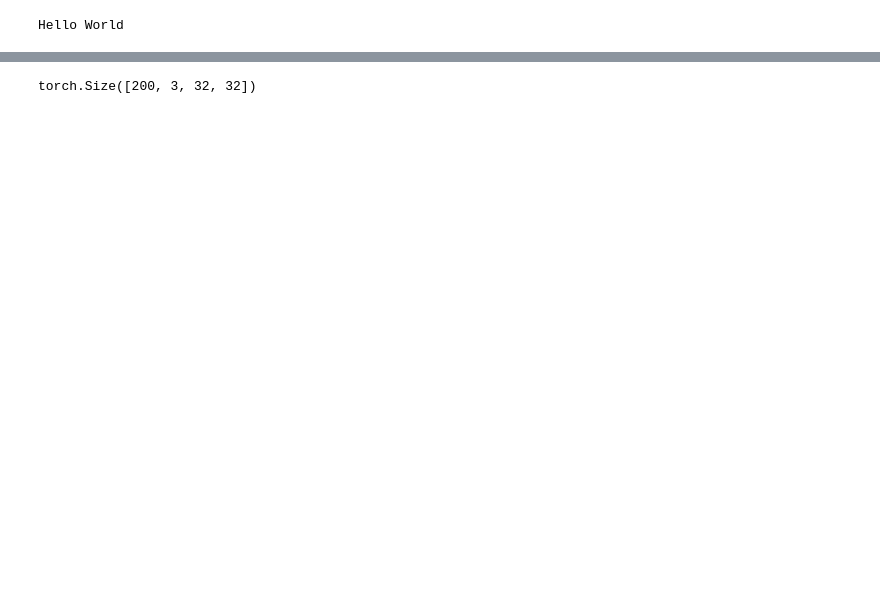
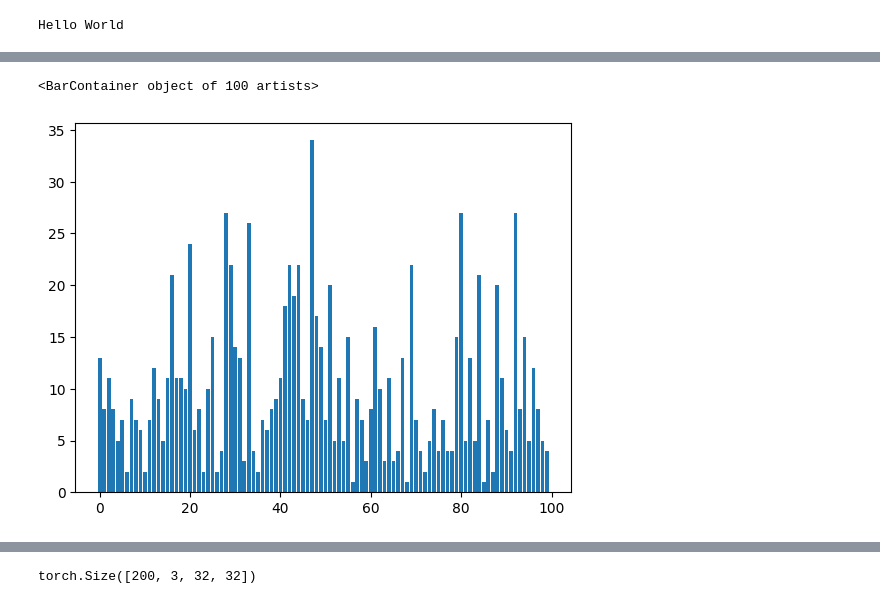
Before and after one commit to Saurabh2403-code/SFU_research_internship, a Jupyter notebook: examples/images/cifar10/ImageBaselineExperiment/mode_count.ipynb, the cells around one changed output, grey strips where cells are left out. Cells and saved outputs as stored; diff of their text form; code cells hidden in the pictures; blank space fills up the shorter version.

```diff
--- a/examples/images/cifar10/ImageBaselineExperiment/mode_count.ipynb
+++ b/examples/images/cifar10/ImageBaselineExperiment/mode_count.ipynb
@@ -63,0 +188,7 @@ tensor([[4.3000e+01, 1.1906e-03],
+# %%
+out=torch.unique(indices[:,0],return_counts=True)
+out=torch.stack((out[0],out[1]),dim=1)
+out.shape
+indices=torch.argsort(out[:,-1])
+out=out[indices]
+out
@@ -63,0 +213,5 @@ tensor([[4.3000e+01, 1.1906e-03],
+# %%
+plt.bar(out[:,0].tolist(),out[:,1].tolist())
+# %% [output]
+<BarContainer object of 100 artists>
+[figure, added]
```
Also changed, not shown: parts of 87 cells of this notebook, 8 other files.
